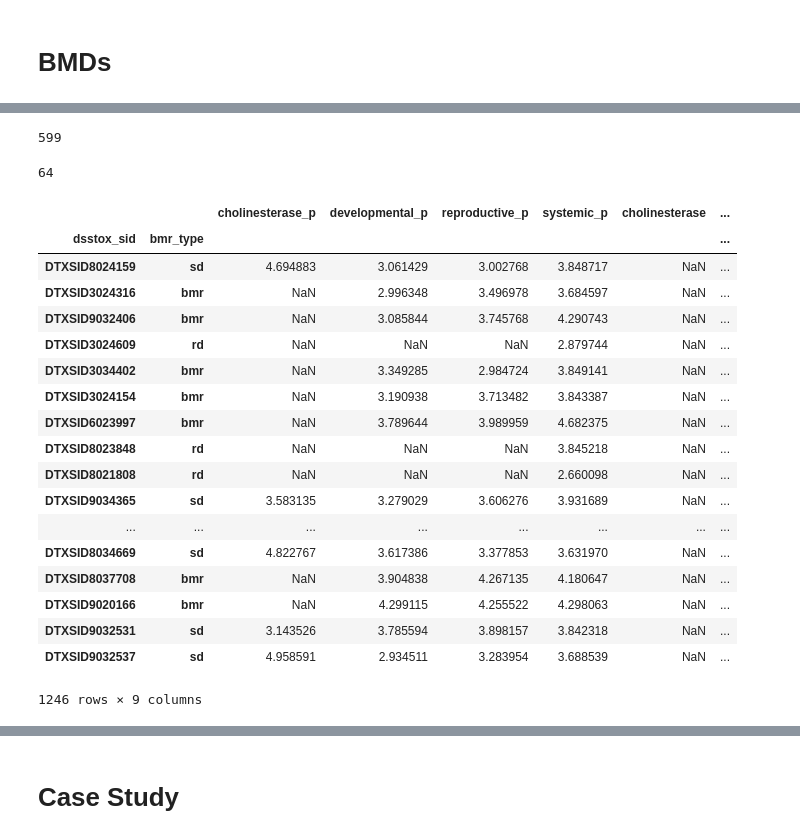
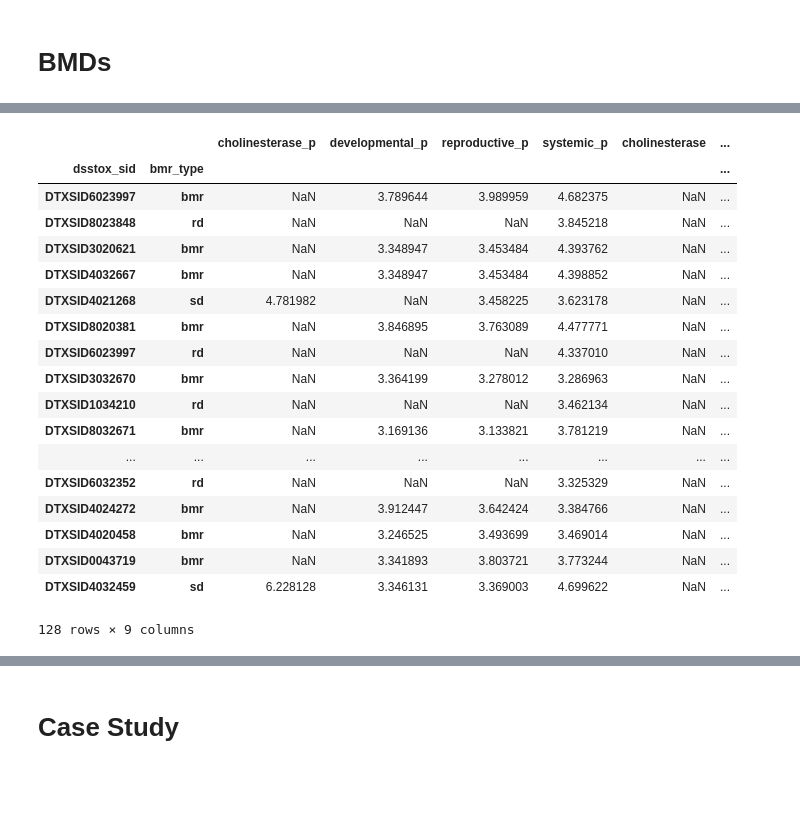
Before and after one commit to georgehelman/genra, a Jupyter notebook: notebooks/rax/rax-genra-toxref.ipynb, the cells around one changed output, grey strips where cells are left out. Saved outputs shown, nothing was run; the diff lists cells and outputs as text; code cells hidden in the pictures; blank space fills up the shorter version.

```diff
--- a/notebooks/rax/rax-genra-toxref.ipynb
+++ b/notebooks/rax/rax-genra-toxref.ipynb
@@ -505,2 +240,12 @@ Name: DTXSID0034851, dtype: float64
+# %%
+#Bad prediction
+sid='DTXSID5031131'
+dsstox.find_one({'dsstox_sid':sid},{'_id':0,'name':1})
+row=loael_predictions.loc[sid]
+print('Predictions')
+row[[category+'_p' for category in categories]]
+print('Measured')
+row[categories]
+loael_neighbors[(loael_neighbors['target_sid']==sid) & (pd.notnull(loael_neighbors['systemic']))].iloc[0:10]
 # %%
 loael_agg.head()
@@ -729,34 +364,34 @@ bmd_predictions.head()
 bmd_gt9=bmd_neighbors[bmd_neighbors['jaccard']>.9]['target_sid'].unique() #Targets with atleast 1 neighbors >.3
 len(bmd_neighbors['target_sid'].unique())
 len(bmd_gt9)
-# %% [output]
-599
-64
 # %%
 def ranker(series):
     diff=[abs(series[category]-series[category+'_p']) for category in categories if not np.isnan(series[category])]
     return sum(diff)/len(diff)
 # %%
+#BMD best results
 ranked_bmds=bmd_predictions.copy()
-ranked_bmds['rank']=abs(ranked_bmds['systemic']-ranked_bmds['systemic_p'])
-ranked_bmds.sort_values('rank')
+ranked_bmds['rank']=ranked_bmds.apply(ranker,axis='columns')
+ranked_bmds=ranked_bmds.loc[bmd_gt9]
+ranked_bmds=ranked_bmds.sort_values('rank')
+ranked_bmds
 # %% [output]
 |  |  | cholinesterase_p | developmental_p | reproductive_p | systemic_p | cholinesterase | ... |
 | dsstox_sid | bmr_type |  |  |  |  |  | ... |
-| DTXSID8024159 | sd | 4.694883 | 3.061429 | 3.002768 | 3.848717 | NaN | ... |
-| DTXSID3024316 | bmr | NaN | 2.996348 | 3.496978 | 3.684597 | NaN | ... |
-| DTXSID9032406 | bmr | NaN | 3.085844 | 3.745768 | 4.290743 | NaN | ... |
-| DTXSID3024609 | rd | NaN | NaN | NaN | 2.879744 | NaN | ... |
-| DTXSID3034402 | bmr | NaN | 3.349285 | 2.984724 | 3.849141 | NaN | ... |
-| DTXSID3024154 | bmr | NaN | 3.190938 | 3.713482 | 3.843387 | NaN | ... |
 | DTXSID6023997 | bmr | NaN | 3.789644 | 3.989959 | 4.682375 | NaN | ... |
 | DTXSID8023848 | rd | NaN | NaN | NaN | 3.845218 | NaN | ... |
-| DTXSID8021808 | rd | NaN | NaN | NaN | 2.660098 | NaN | ... |
-| DTXSID9034365 | sd | 3.583135 | 3.279029 | 3.606276 | 3.931689 | NaN | ... |
+| DTXSID3020621 | bmr | NaN | 3.348947 | 3.453484 | 4.393762 | NaN | ... |
+| DTXSID4032667 | bmr | NaN | 3.348947 | 3.453484 | 4.398852 | NaN | ... |
+| DTXSID4021268 | sd | 4.781982 | NaN | 3.458225 | 3.623178 | NaN | ... |
+| DTXSID8020381 | bmr | NaN | 3.846895 | 3.763089 | 4.477771 | NaN | ... |
+| DTXSID6023997 | rd | NaN | NaN | NaN | 4.337010 | NaN | ... |
+| DTXSID3032670 | bmr | NaN | 3.364199 | 3.278012 | 3.286963 | NaN | ... |
+| DTXSID1034210 | rd | NaN | NaN | NaN | 3.462134 | NaN | ... |
+| DTXSID8032671 | bmr | NaN | 3.169136 | 3.133821 | 3.781219 | NaN | ... |
 | ... | ... | ... | ... | ... | ... | ... | ... |
-| DTXSID8034669 | sd | 4.822767 | 3.617386 | 3.377853 | 3.631970 | NaN | ... |
-| DTXSID8037708 | bmr | NaN | 3.904838 | 4.267135 | 4.180647 | NaN | ... |
-| DTXSID9020166 | bmr | NaN | 4.299115 | 4.255522 | 4.298063 | NaN | ... |
-| DTXSID9032531 | sd | 3.143526 | 3.785594 | 3.898157 | 3.842318 | NaN | ... |
-| DTXSID9032537 | sd | 4.958591 | 2.934511 | 3.283954 | 3.688539 | NaN | ... |
+| DTXSID6032352 | rd | NaN | NaN | NaN | 3.325329 | NaN | ... |
+| DTXSID4024272 | bmr | NaN | 3.912447 | 3.642424 | 3.384766 | NaN | ... |
+| DTXSID4020458 | bmr | NaN | 3.246525 | 3.493699 | 3.469014 | NaN | ... |
+| DTXSID0043719 | bmr | NaN | 3.341893 | 3.803721 | 3.773244 | NaN | ... |
+| DTXSID4032459 | sd | 6.228128 | 3.346131 | 3.369003 | 4.699622 | NaN | ... |
-1246 rows × 9 columns
+128 rows × 9 columns
```
Also changed, not shown: parts of 49 cells of this notebook.
